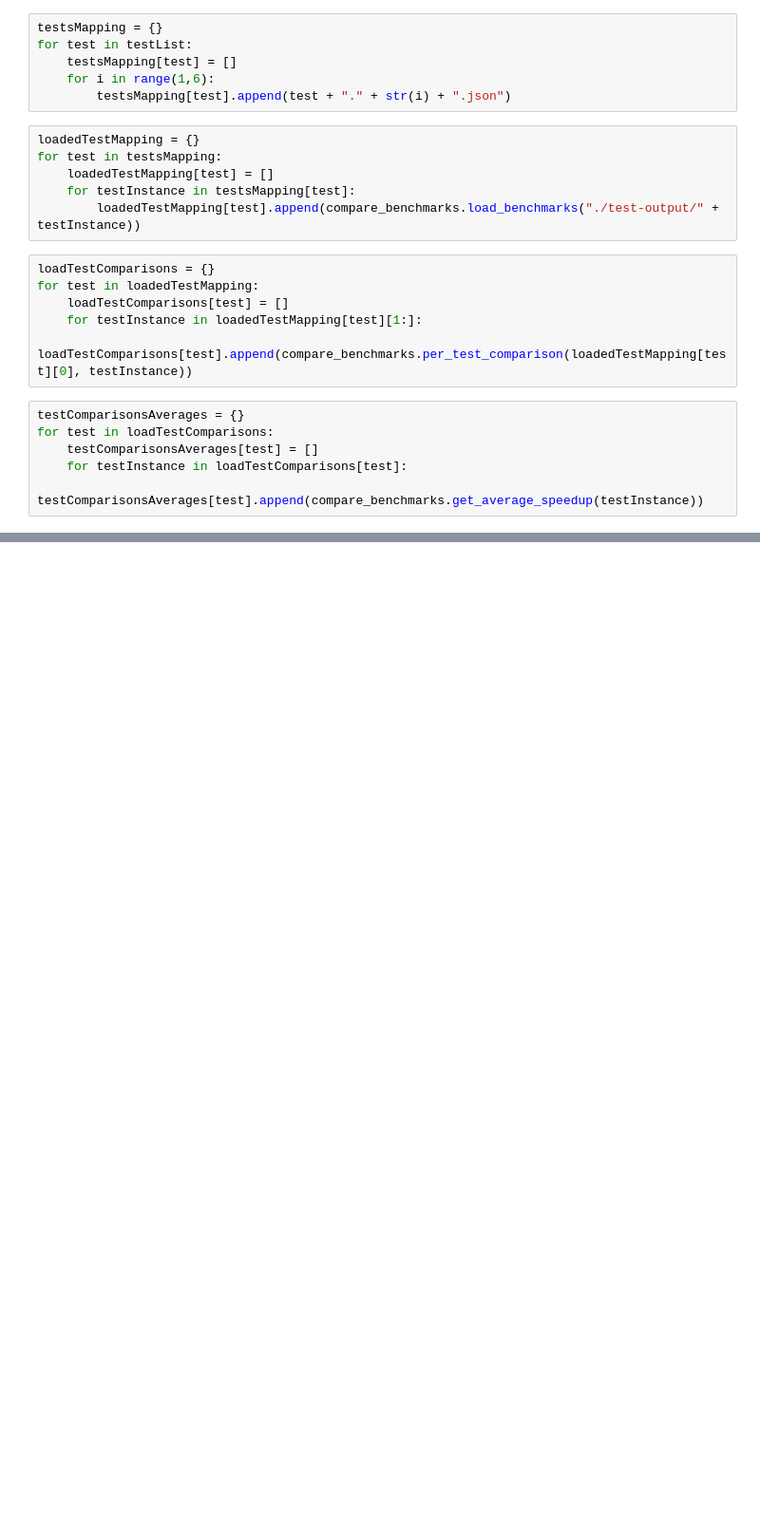
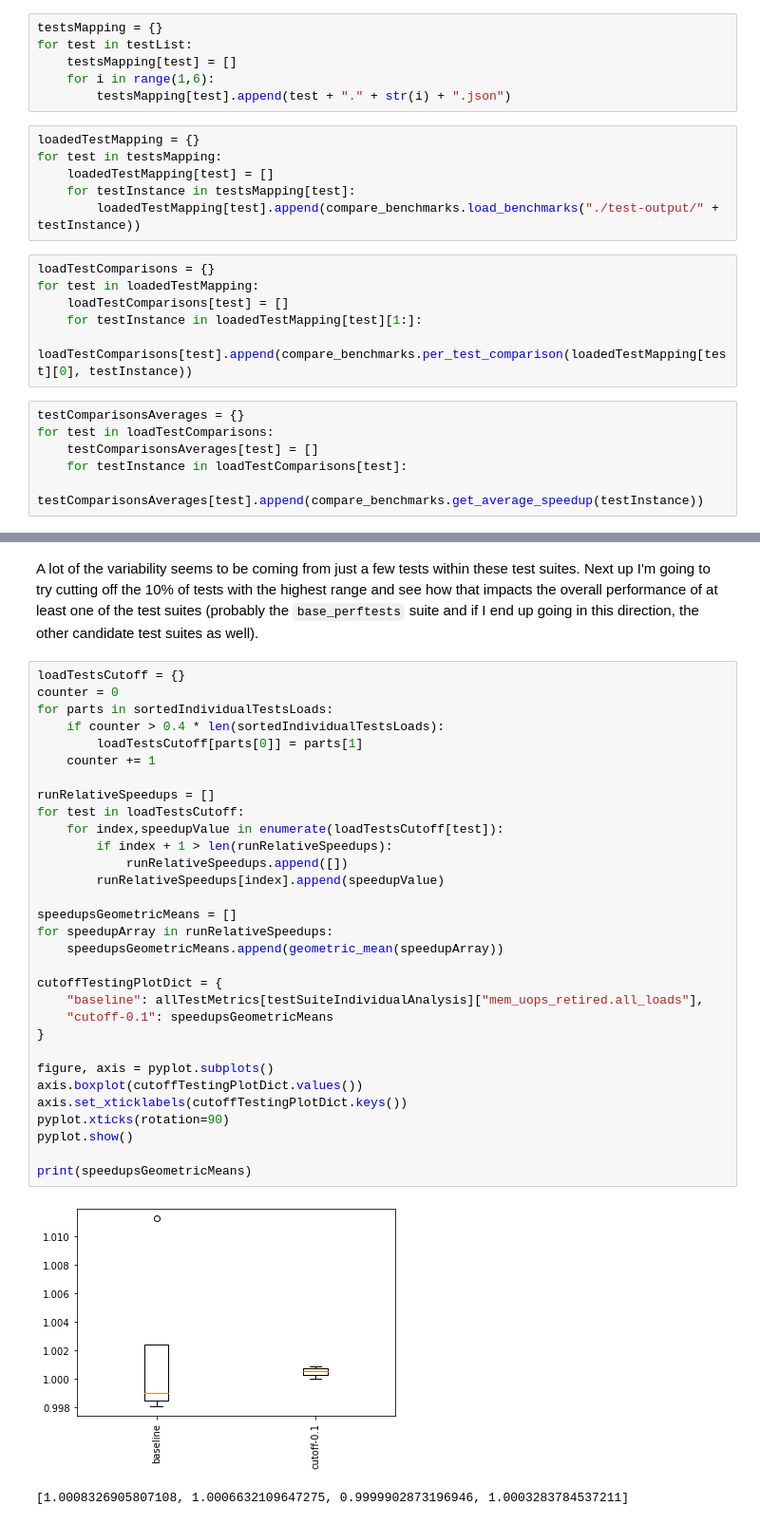
Before and after one commit to boomanaiden154/gsoc2022-notes, a Jupyter notebook: july/3/analysis1.ipynb, the cells around one changed output, grey strips where cells are left out. Shown: that part at 95% size. Drawn from its saved outputs; the diff is of its cells as text; blank space fills up the shorter version.

```diff
--- a/july/3/analysis1.ipynb
+++ b/july/3/analysis1.ipynb
@@ -61,0 +119,36 @@ dict_keys(['mem_uops_retired.all_loads', 'mem_uops_retired.all_stores'])
+# %% [markdown]
+A lot of the variability seems to be coming from just a few tests within these test suites. Next up I'm going to try cutting off the 10% of tests with the highest range and see how that impacts the overall performance of at least one of the test suites (probably the `base_perftests` suite and if I end up going in this direction, the other candidate test suites as well).
+# %%
+loadTestsCutoff = {}
+counter = 0
+for parts in sortedIndividualTestsLoads:
+    if counter > 0.4 * len(sortedIndividualTestsLoads):
+        loadTestsCutoff[parts[0]] = parts[1]
+    counter += 1
+
+runRelativeSpeedups = []
+for test in loadTestsCutoff:
+    for index,speedupValue in enumerate(loadTestsCutoff[test]):
+        if index + 1 > len(runRelativeSpeedups):
+            runRelativeSpeedups.append([])
+        runRelativeSpeedups[index].append(speedupValue)
+
+speedupsGeometricMeans = []
+for speedupArray in runRelativeSpeedups:
+    speedupsGeometricMeans.append(geometric_mean(speedupArray))
+
+cutoffTestingPlotDict = {
+    "baseline": allTestMetrics[testSuiteIndividualAnalysis]["mem_uops_retired.all_loads"],
+    "cutoff-0.1": speedupsGeometricMeans
+}
+
+figure, axis = pyplot.subplots()
+axis.boxplot(cutoffTestingPlotDict.values())
+axis.set_xticklabels(cutoffTestingPlotDict.keys())
+pyplot.xticks(rotation=90)
+pyplot.show()
+
+print(speedupsGeometricMeans)
+# %% [output]
+[figure, added]
+[1.0008326905807108, 1.0006632109647275, 0.9999902873196946, 1.0003283784537211]
```
Also changed, not shown: parts of 9 cells of this notebook.
